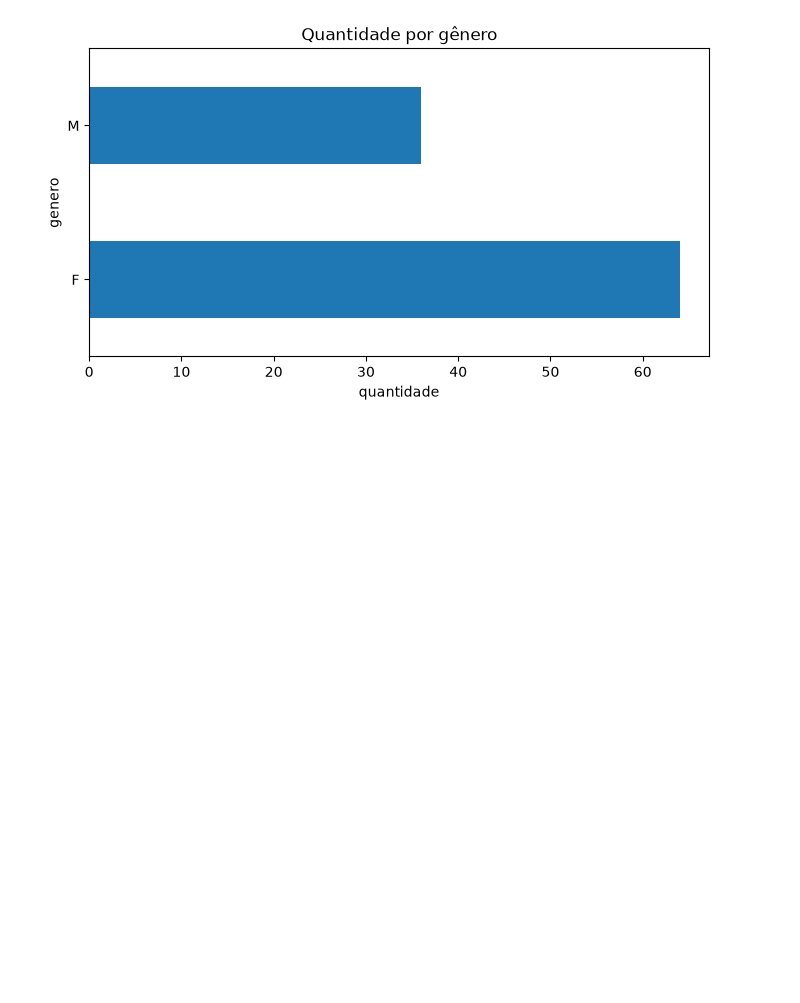
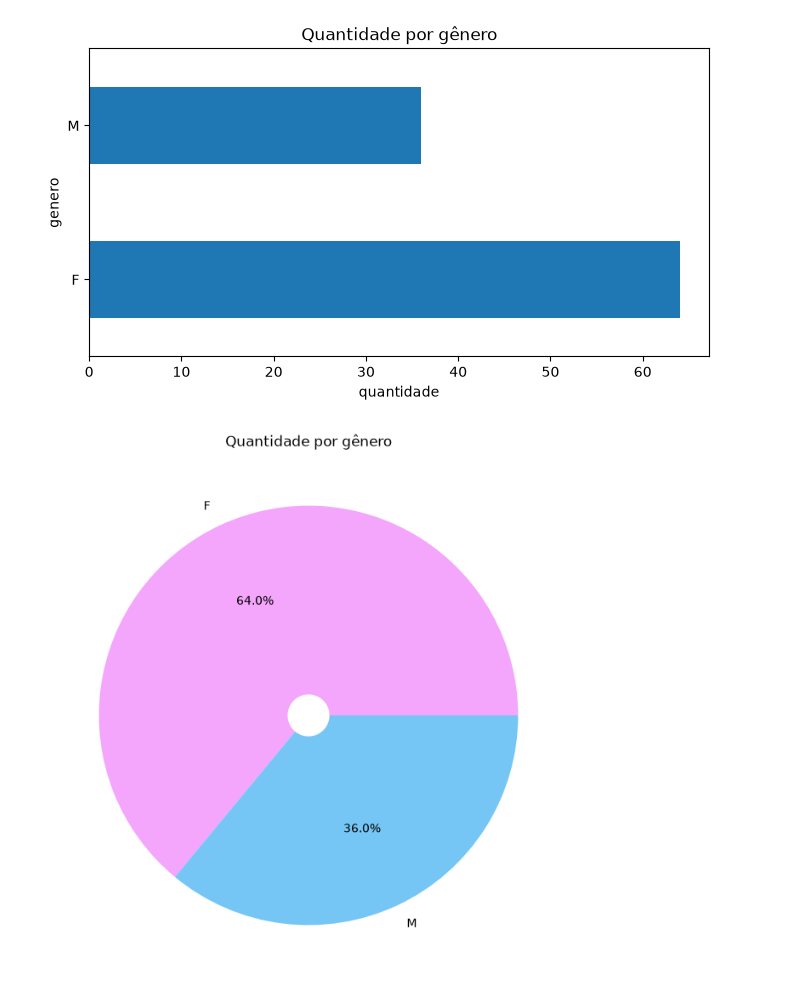
Before and after one commit to eduardoeloi7/LP5revisao, a Jupyter notebook: notebooks/graficos_alunos.ipynb, the cells around one changed output. Cells and saved outputs as stored; diff of their text form; code cells hidden in the pictures; blank space fills up the shorter version.

```diff
--- a/notebooks/graficos_alunos.ipynb
+++ b/notebooks/graficos_alunos.ipynb
@@ -83,3 +83,16 @@ plt.ylabel('genero')
 plt.show()
 # %% [output]
 [figure]
+# %%
+df['genero'].value_counts().plot.pie(
+    colors={"#f4a5fc", "#75c6f5"},
+    figsize=(8,8),
+    autopct='%1.1f%%',
+    wedgeprops=dict(width=0.9)
+
+)
+plt.title('Quantidade por gênero')
+
+plt.show()
+# %% [output]
+[figure, added]
```
